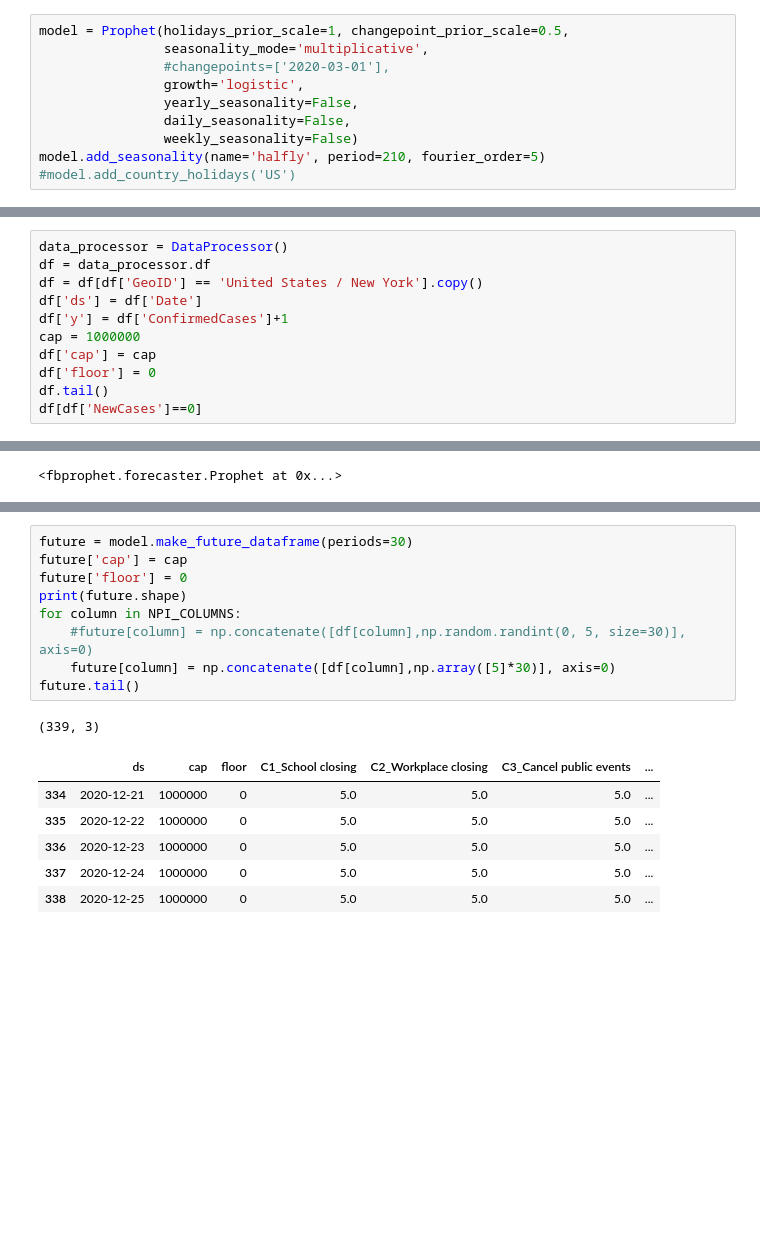
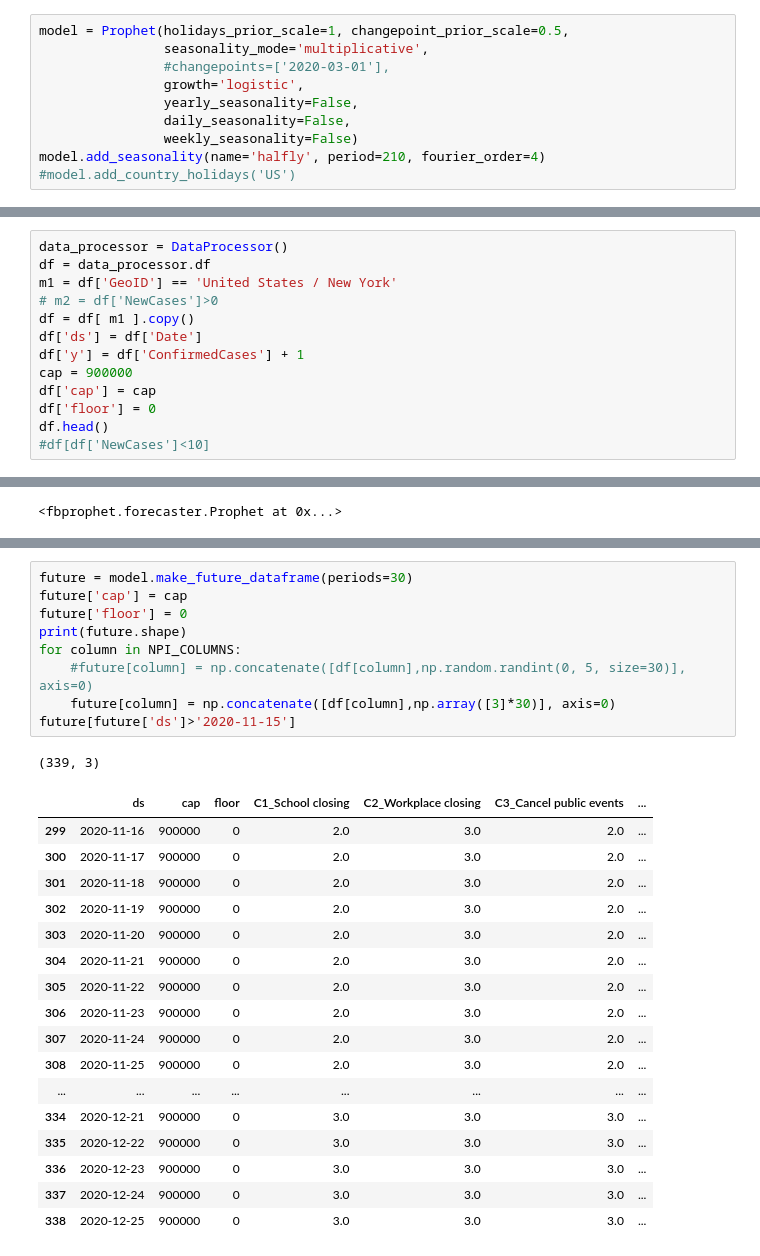
Before and after one commit to brookzhcn/covid-xprize-prawn, a Jupyter notebook: prawn/prophet_predictor.ipynb, the cells around one changed output, grey strips where cells are left out. Cells and saved outputs as stored; diff of their text form; blank space fills up the shorter version.

```diff
--- a/prawn/prophet_predictor.ipynb
+++ b/prawn/prophet_predictor.ipynb
@@ -11,21 +11,23 @@ model = Prophet(holidays_prior_scale=1, changepoint_prior_scale=0.5,
                 yearly_seasonality=False,
                 daily_seasonality=False,
                 weekly_seasonality=False)
-model.add_seasonality(name='halfly', period=210, fourier_order=5)
+model.add_seasonality(name='halfly', period=210, fourier_order=4)
 #model.add_country_holidays('US')
 # %% [output]
 <fbprophet.forecaster.Prophet at 0x...>
 # %%
 data_processor = DataProcessor()
 df = data_processor.df
-df = df[df['GeoID'] == 'United States / New York'].copy()
+m1 = df['GeoID'] == 'United States / New York'
+# m2 = df['NewCases']>0
+df = df[ m1 ].copy()
 df['ds'] = df['Date']
-df['y'] = df['ConfirmedCases']+1
-cap = 1000000
+df['y'] = df['ConfirmedCases'] + 1
+cap = 900000
 df['cap'] = cap
 df['floor'] = 0
-df.tail()
-df[df['NewCases']==0]
+df.head()
+#df[df['NewCases']<10]
 # %% [output]
 ['Brazil' 'United Kingdom' 'United States']
 |  | CountryName | RegionName | GeoID | Date | ConfirmedCases | ConfirmedDeaths | Population | ... |
@@ -109,19 +103,30 @@ df_p
 # %%
 future = model.make_future_dataframe(periods=30)
 future['cap'] = cap
 future['floor'] = 0
 print(future.shape)
 for column in NPI_COLUMNS:
     #future[column] = np.concatenate([df[column],np.random.randint(0, 5, size=30)], axis=0)
-    future[column] = np.concatenate([df[column],np.array([5]*30)], axis=0)
-future.tail()
+    future[column] = np.concatenate([df[column],np.array([3]*30)], axis=0)
+future[future['ds']>'2020-11-15']
 # %% [output]
 (339, 3)
 |  | ds | cap | floor | C1_School closing | C2_Workplace closing | C3_Cancel public events | ... |
-| 334 | 2020-12-21 | 1000000 | 0 | 5.0 | 5.0 | 5.0 | ... |
-| 335 | 2020-12-22 | 1000000 | 0 | 5.0 | 5.0 | 5.0 | ... |
-| 336 | 2020-12-23 | 1000000 | 0 | 5.0 | 5.0 | 5.0 | ... |
-| 337 | 2020-12-24 | 1000000 | 0 | 5.0 | 5.0 | 5.0 | ... |
-| 338 | 2020-12-25 | 1000000 | 0 | 5.0 | 5.0 | 5.0 | ... |
+| 299 | 2020-11-16 | 900000 | 0 | 2.0 | 3.0 | 2.0 | ... |
+| 300 | 2020-11-17 | 900000 | 0 | 2.0 | 3.0 | 2.0 | ... |
+| 301 | 2020-11-18 | 900000 | 0 | 2.0 | 3.0 | 2.0 | ... |
+| 302 | 2020-11-19 | 900000 | 0 | 2.0 | 3.0 | 2.0 | ... |
+| 303 | 2020-11-20 | 900000 | 0 | 2.0 | 3.0 | 2.0 | ... |
+| 304 | 2020-11-21 | 900000 | 0 | 2.0 | 3.0 | 2.0 | ... |
+| 305 | 2020-11-22 | 900000 | 0 | 2.0 | 3.0 | 2.0 | ... |
+| 306 | 2020-11-23 | 900000 | 0 | 2.0 | 3.0 | 2.0 | ... |
+| 307 | 2020-11-24 | 900000 | 0 | 2.0 | 3.0 | 2.0 | ... |
+| 308 | 2020-11-25 | 900000 | 0 | 2.0 | 3.0 | 2.0 | ... |
+| ... | ... | ... | ... | ... | ... | ... | ... |
+| 334 | 2020-12-21 | 900000 | 0 | 3.0 | 3.0 | 3.0 | ... |
+| 335 | 2020-12-22 | 900000 | 0 | 3.0 | 3.0 | 3.0 | ... |
+| 336 | 2020-12-23 | 900000 | 0 | 3.0 | 3.0 | 3.0 | ... |
+| 337 | 2020-12-24 | 900000 | 0 | 3.0 | 3.0 | 3.0 | ... |
+| 338 | 2020-12-25 | 900000 | 0 | 3.0 | 3.0 | 3.0 | ... |
 # %%
 forecast = model.predict(future)
```
Also changed, not shown: parts of 7 cells of this notebook.
